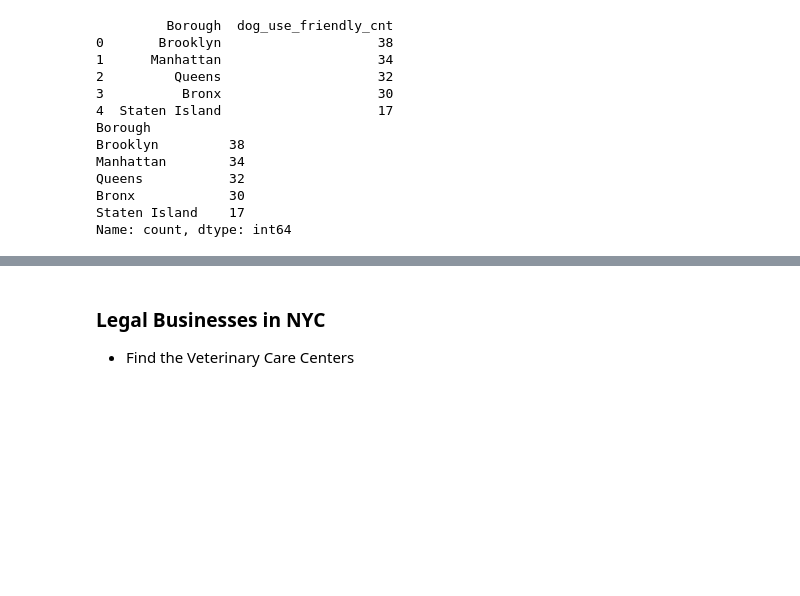
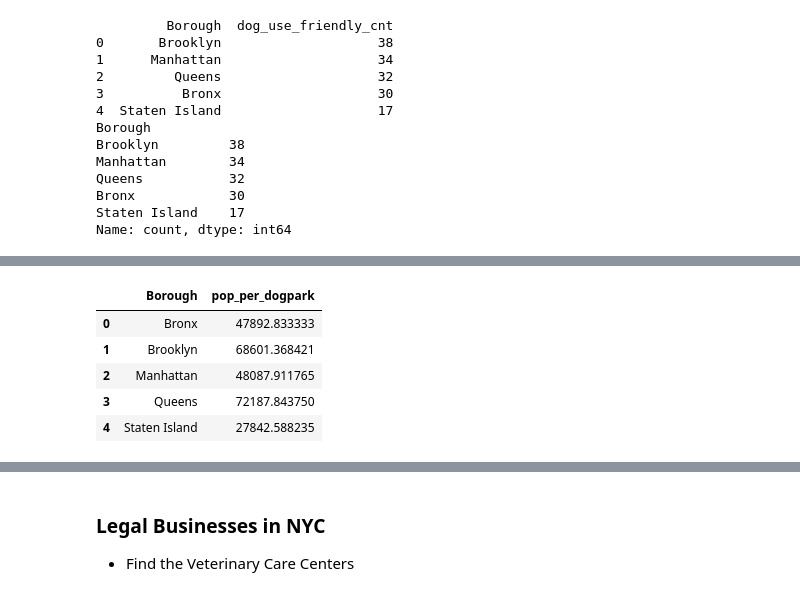
Before and after one commit to StarkArk/Tailored_Tails, a Jupyter notebook: Exploration/doggy_data/doggy_exploration.ipynb, the cells around one changed output, grey strips where cells are left out. Saved outputs shown, nothing was run; the diff lists cells and outputs as text; code cells hidden in the pictures; blank space fills up the shorter version.

```diff
--- a/Exploration/doggy_data/doggy_exploration.ipynb
+++ b/Exploration/doggy_data/doggy_exploration.ipynb
@@ -423,0 +444,16 @@ FileNotFoundError: [Errno 2] No such file or directory: 'demo_summary_cleaned.cs
+# %%
+# Cleean up and create a calculation column population per dog park by Borough
+boro_pop_per_dpark_df['demo_total_pop'] = boro_pop_per_dpark_df['demo_total_pop'].str.replace(',', '')
+
+boro_pop_per_dpark_df['pop_per_dogpark'] = pd.to_numeric(boro_pop_per_dpark_df['demo_total_pop'])/pd.to_numeric(boro_pop_per_dpark_df['dog_use_friendly_cnt'])
+
+boro_pop_per_dpark_df2 = boro_pop_per_dpark_df.drop(axis=1, labels=['demo_total_pop', 'dog_use_friendly_cnt'])
+
+boro_pop_per_dpark_df2
+# %% [output]
+|  | Borough | pop_per_dogpark |
+| 0 | Bronx | 47892.833333 |
+| 1 | Brooklyn | 68601.368421 |
+| 2 | Manhattan | 48087.911765 |
+| 3 | Queens | 72187.843750 |
+| 4 | Staten Island | 27842.588235 |
```
Also changed, not shown: parts of 5 cells of this notebook, 2 other files.
